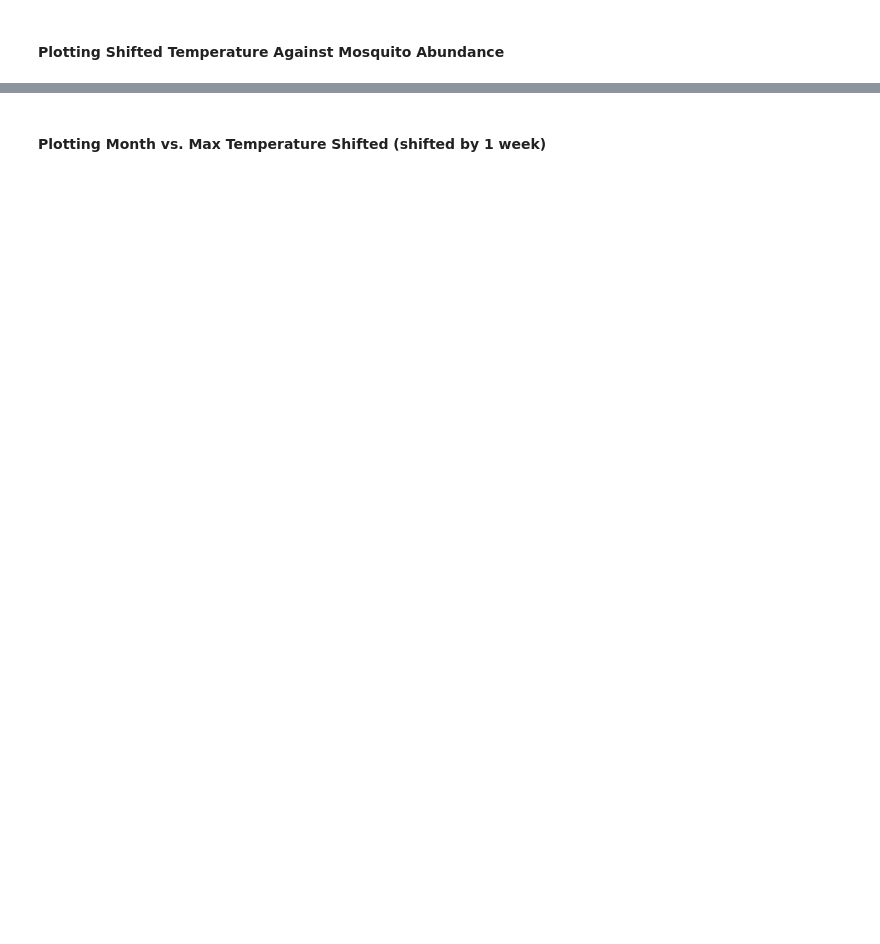
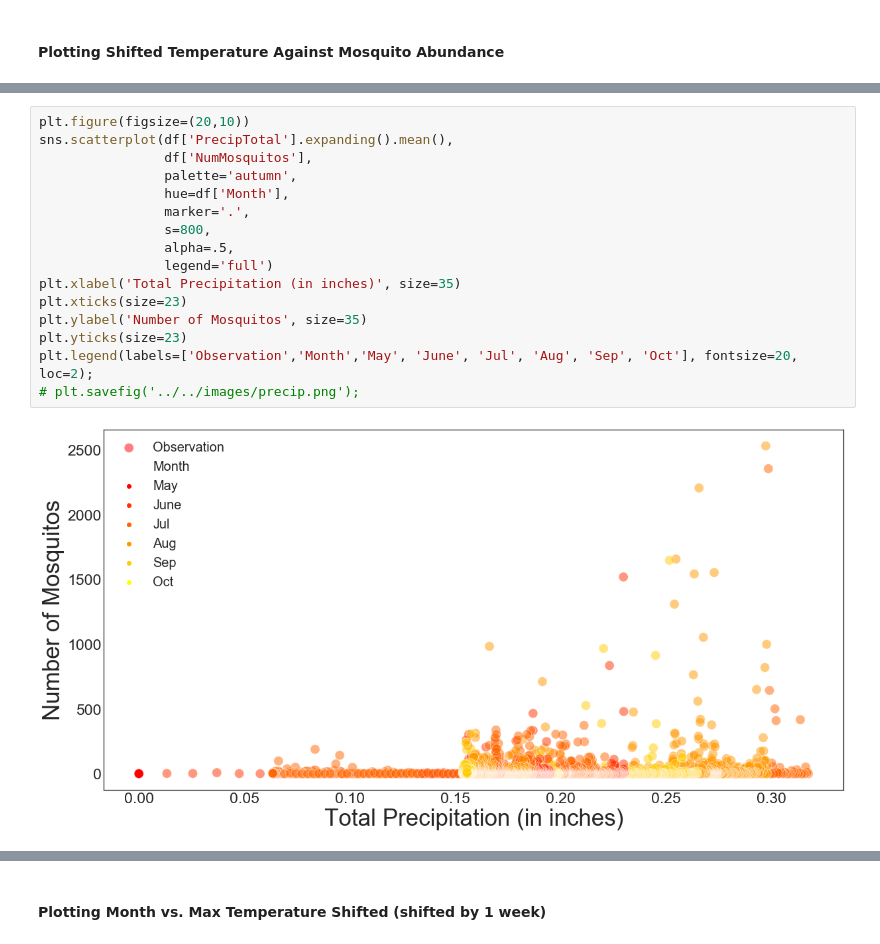
Before and after one commit to camarenad/wnv_prevention, a Jupyter notebook: jj/nb_suggested_order/02_EDA.ipynb, the cells around one changed output, grey strips where cells are left out. Drawn from its saved outputs; the diff is of its cells as text; blank space fills up the shorter version.

```diff
--- a/jj/nb_suggested_order/02_EDA.ipynb
+++ b/jj/nb_suggested_order/02_EDA.ipynb
@@ -262,0 +280,18 @@ plt.legend(labels=['Observation','Month','May', 'June', 'Jul', 'Aug', 'Sep', 'Oc
+# %%
+plt.figure(figsize=(20,10))
+sns.scatterplot(df['PrecipTotal'].expanding().mean(),
+                df['NumMosquitos'],
+                palette='autumn',
+                hue=df['Month'],
+                marker='.',
+                s=800,
+                alpha=.5,
+                legend='full')
+plt.xlabel('Total Precipitation (in inches)', size=35)
+plt.xticks(size=23)
+plt.ylabel('Number of Mosquitos', size=35)
+plt.yticks(size=23)
+plt.legend(labels=['Observation','Month','May', 'June', 'Jul', 'Aug', 'Sep', 'Oct'], fontsize=20, loc=2);
+# plt.savefig('../../images/precip.png');
+# %% [output]
+[figure, added]
```
Also changed, not shown: parts of 13 cells of this notebook, 10 other files.
